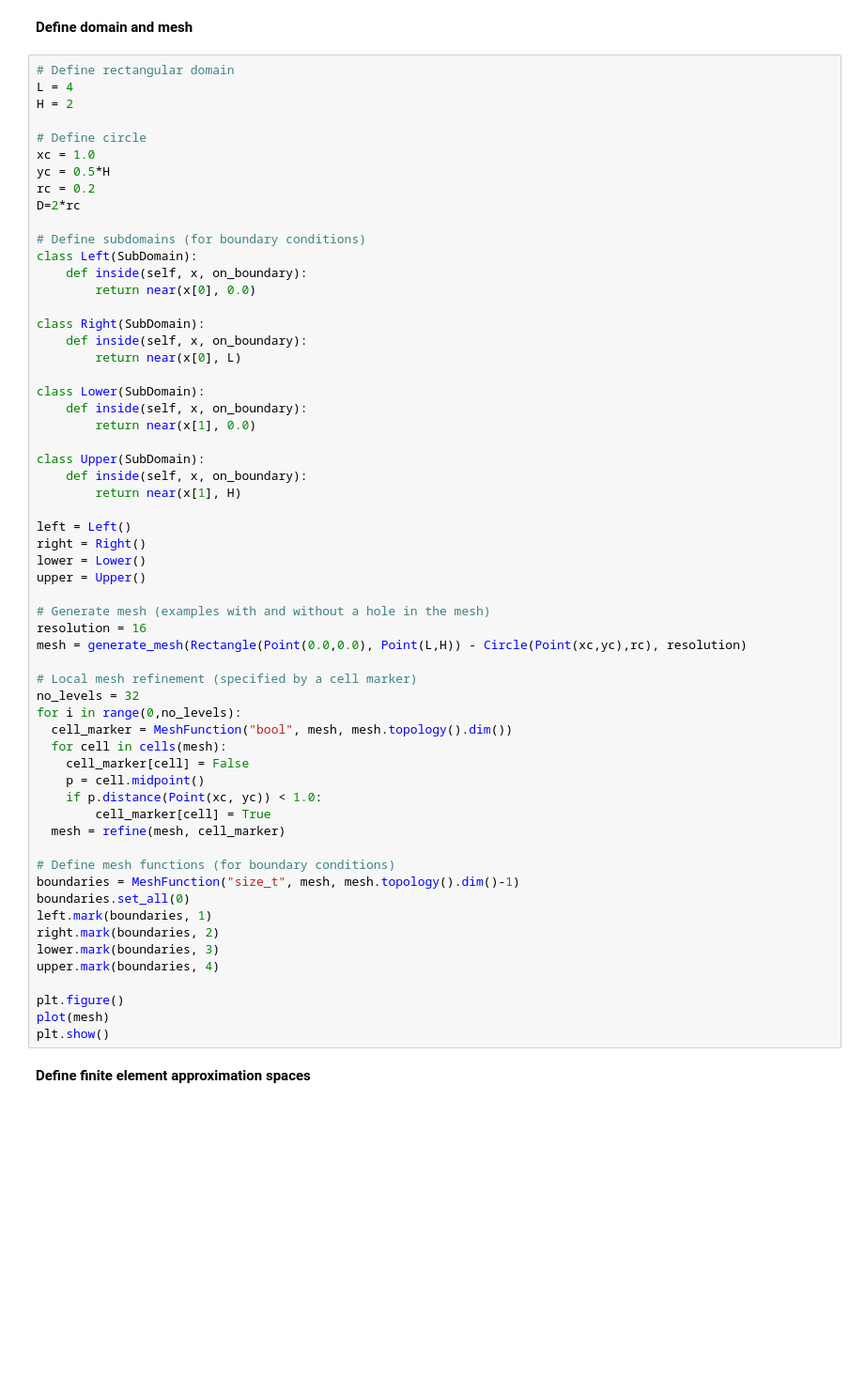
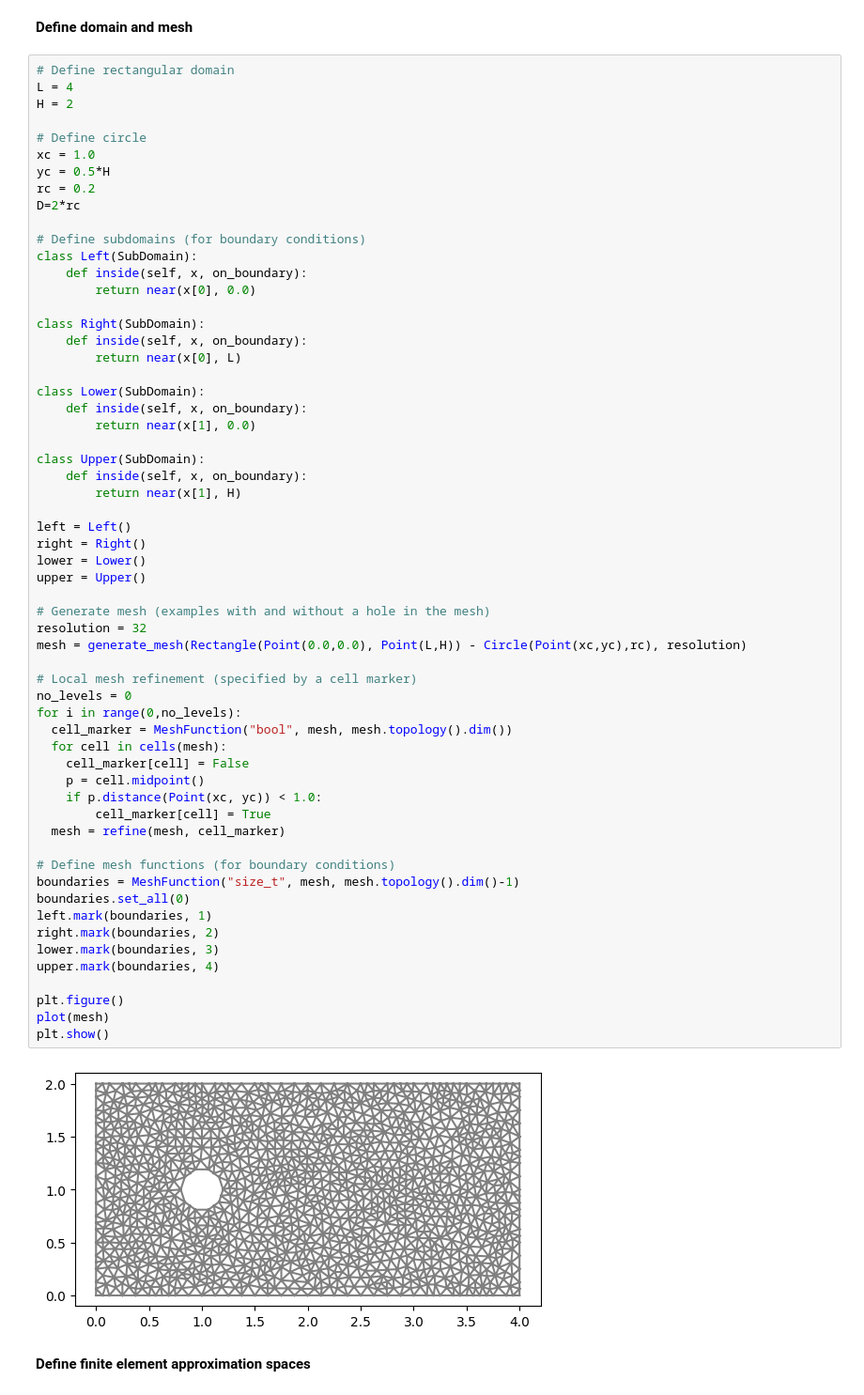
Before and after one commit to katty-anay/Fluid_mechanics_, a Jupyter notebook: Report_Navier-Stokes.ipynb, the cells around one changed output. Shown at 94% size. Cells and saved outputs as stored; diff of their text form; blank space fills up the shorter version.

```diff
--- a/Report_Navier-Stokes.ipynb
+++ b/Report_Navier-Stokes.ipynb
@@ -137,35 +119,37 @@ class Upper(SubDomain):
 
 left = Left()
 right = Right()
 lower = Lower()
 upper = Upper()
 
 # Generate mesh (examples with and without a hole in the mesh)
-resolution = 16
+resolution = 32
 mesh = generate_mesh(Rectangle(Point(0.0,0.0), Point(L,H)) - Circle(Point(xc,yc),rc), resolution)
 
 # Local mesh refinement (specified by a cell marker)
-no_levels = 32
+no_levels = 0
 for i in range(0,no_levels):
   cell_marker = MeshFunction("bool", mesh, mesh.topology().dim())
   for cell in cells(mesh):
     cell_marker[cell] = False
     p = cell.midpoint()
     if p.distance(Point(xc, yc)) < 1.0:
         cell_marker[cell] = True
   mesh = refine(mesh, cell_marker)
 
 # Define mesh functions (for boundary conditions)
 boundaries = MeshFunction("size_t", mesh, mesh.topology().dim()-1)
 boundaries.set_all(0)
 left.mark(boundaries, 1)
 right.mark(boundaries, 2)
 lower.mark(boundaries, 3)
 upper.mark(boundaries, 4)
 
 plt.figure()
 plot(mesh)
 plt.show()
+# %% [output]
+[figure, added]
 # %% [markdown]
 **Define finite element approximation spaces**
 # %%
```
Also changed, not shown: parts of 7 cells of this notebook.
